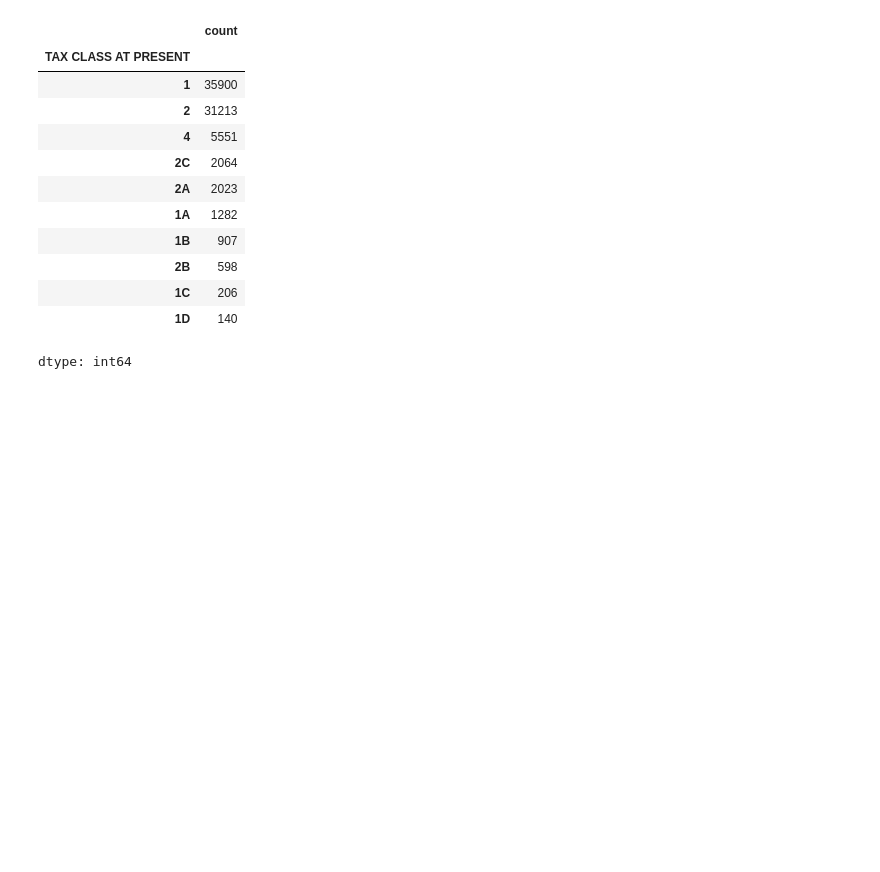
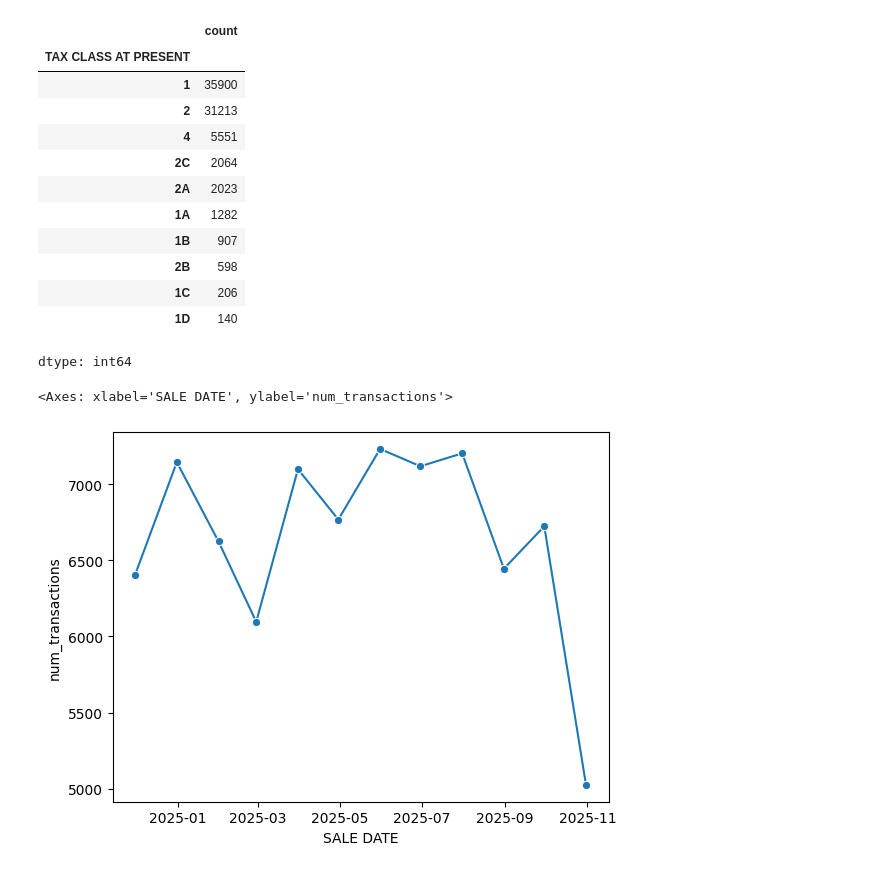
Before and after one commit to Gitzav/role_of_data_preparation, a Jupyter notebook: Data_preparation.ipynb, the cells around one changed output. Cells and saved outputs as stored; diff of their text form; code cells hidden in the pictures; blank space fills up the shorter version.

Commit message:
researching data by time

```diff
--- a/Data_preparation.ipynb
+++ b/Data_preparation.ipynb
@@ -314,3 +314,15 @@ df['TAX CLASS AT PRESENT'].value_counts()
 | 1C | 206 |
 | 1D | 140 |
 dtype: int64
+# %%
+transactions = (
+    df[df['SALE DATE'] <= '2025-10-31'].set_index("SALE DATE")
+      .resample("M")
+      .size()
+      .reset_index(name="num_transactions")
+)
+
+sns.lineplot(data=transactions, x="SALE DATE", y="num_transactions", marker='o')
+# %% [output]
+<Axes: xlabel='SALE DATE', ylabel='num_transactions'>
+[figure, added]
```
Also changed, not shown: parts of 6 cells of this notebook.
